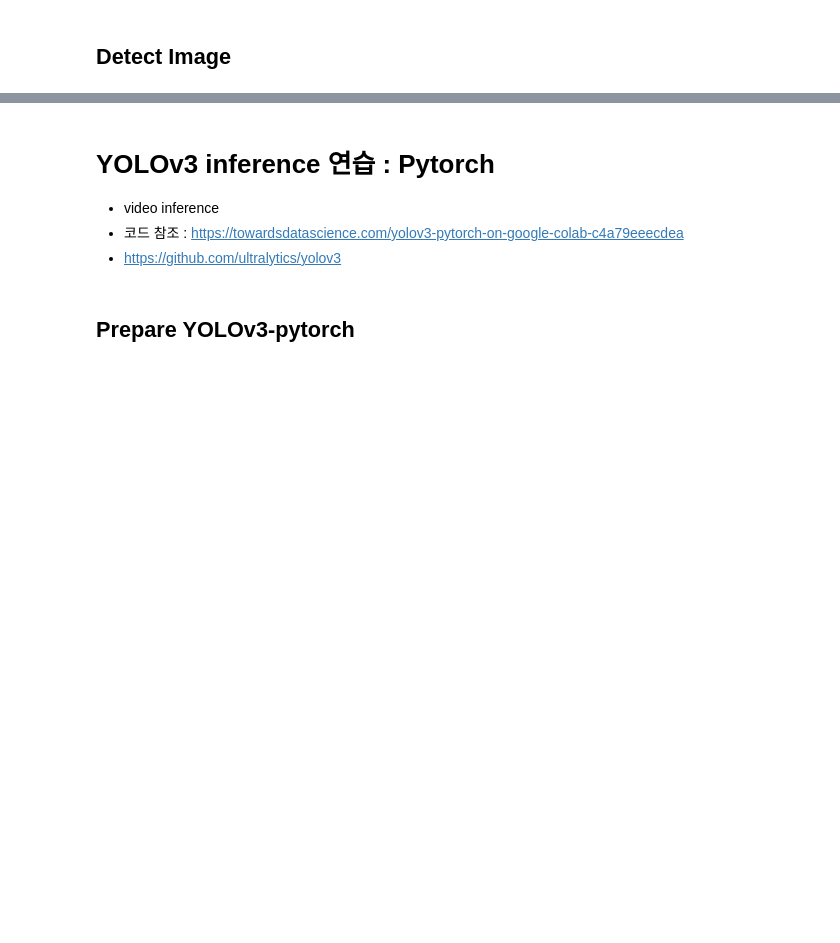
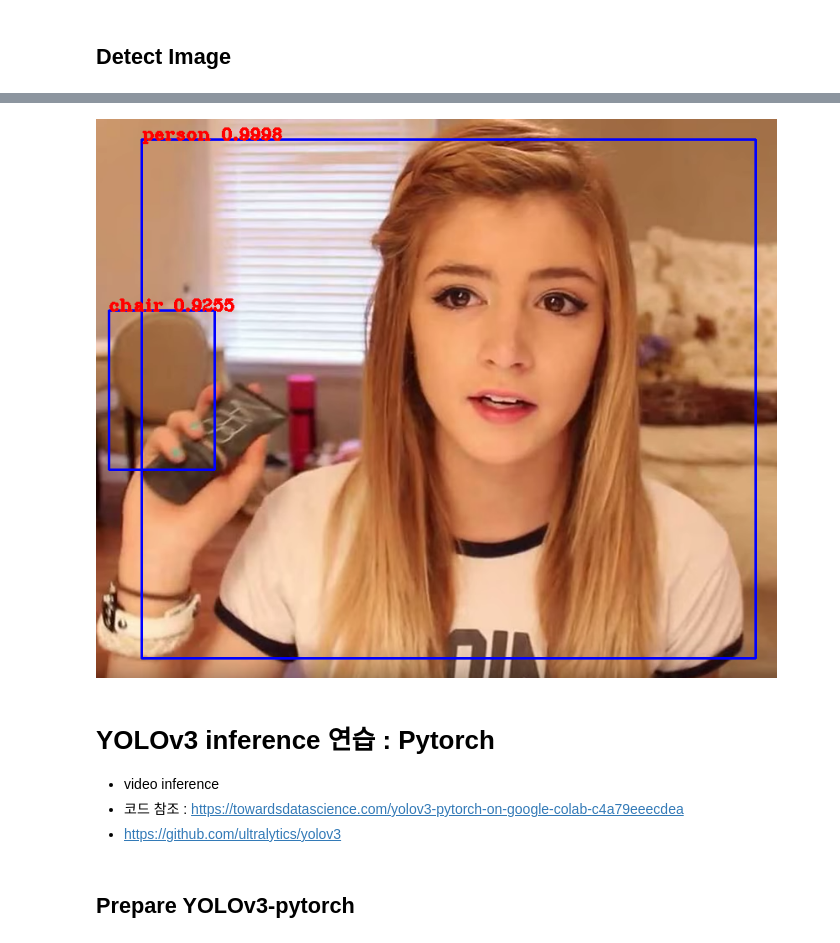
Before and after one commit to seokhee516/ML-DL-playground, a Jupyter notebook: _객체_탐지_(Object_Detection)_YOLO.ipynb, the cells around one changed output, grey strips where cells are left out. Cells and saved outputs as stored; diff of their text form; code cells hidden in the pictures; blank space fills up the shorter version.

```diff
--- a/_객체_탐지_(Object_Detection)_YOLO.ipynb
+++ b/_객체_탐지_(Object_Detection)_YOLO.ipynb
@@ -548,6 +529,8 @@ convert.py       LICENSE          tools/
 ## Detect Image
 # %%
 FLAGS.image = 'data/meme.jpg'
+# %%
+FLAGS.image = 'data/girl.png'
 # %%
 if FLAGS.tiny:
     yolo = YoloV3Tiny(classes=FLAGS.num_classes)
@@ -580,6 +571,8 @@ img = draw_outputs(img, (boxes, scores, classes, nums), class_names)
 # %%
 from IPython.display import Image, display
-display(Image(data=bytes(cv2.imencode('.jpg', img)[1]), width=800))
+display(Image(data=bytes(cv2.imencode('.png', img)[1]), width=800))
+# %% [output]
+[figure, added]
 # %% [markdown]
 # YOLOv3 inference 연습 : Pytorch
 
```
Also changed, not shown: parts of 13 cells of this notebook.
